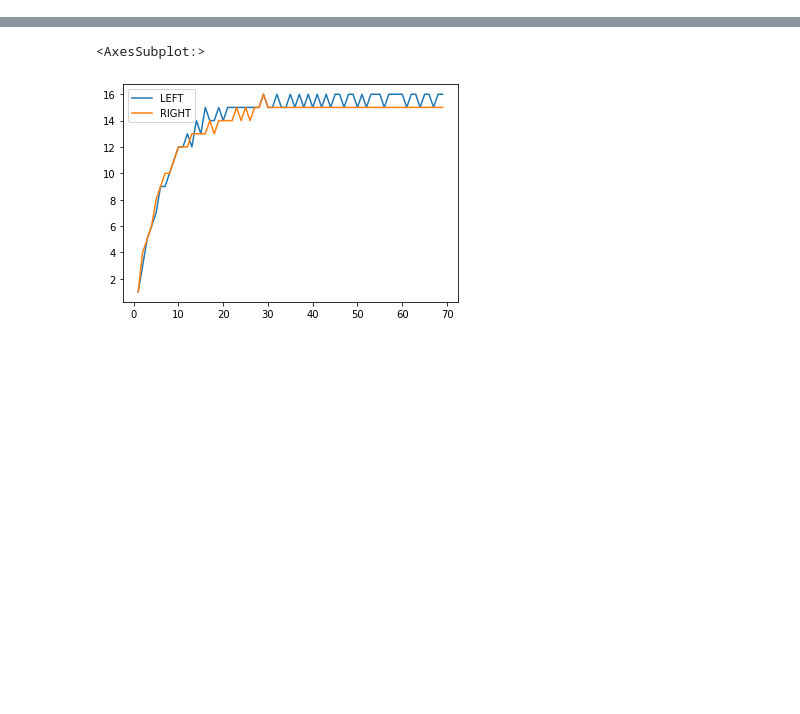
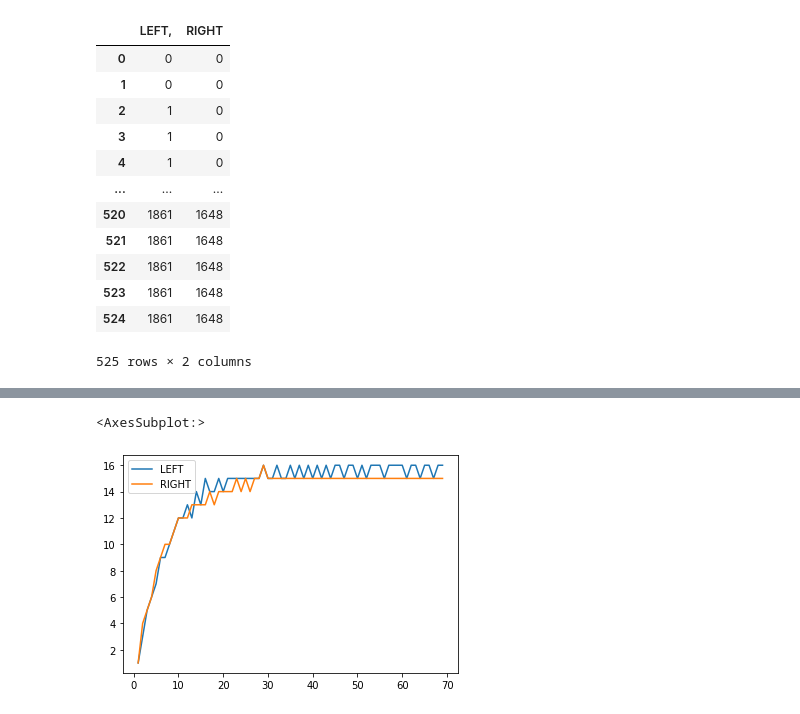
Before and after one commit to Vini-002/feed-Forward-test, a Jupyter notebook: processing.ipynb, the cells around one changed output, grey strips where cells are left out. Cells and saved outputs as stored; diff of their text form; code cells hidden in the pictures; blank space fills up the shorter version.

```diff
--- a/processing.ipynb
+++ b/processing.ipynb
@@ -4,0 +1,24 @@ new_data = pd.read_clipboard()
+# %%
+import pandas as pd
+import scipy.optimize
+from tbcontrol.responses import fopdt
+from ipywidgets import interact
+import matplotlib.pyplot as plt
+import numpy as np
+
+data = pd.read_csv("http://192.168.0.168/view", sep=' ')
+data
+# %% [output]
+|  | LEFT, | RIGHT |
+| 0 | 0 | 0 |
+| 1 | 0 | 0 |
+| 2 | 1 | 0 |
+| 3 | 1 | 0 |
+| 4 | 1 | 0 |
+| ... | ... | ... |
+| 520 | 1861 | 1648 |
+| 521 | 1861 | 1648 |
+| 522 | 1861 | 1648 |
+| 523 | 1861 | 1648 |
+| 524 | 1861 | 1648 |
+525 rows × 2 columns
```
Also changed, not shown: parts of 10 cells of this notebook, 1 other file.
